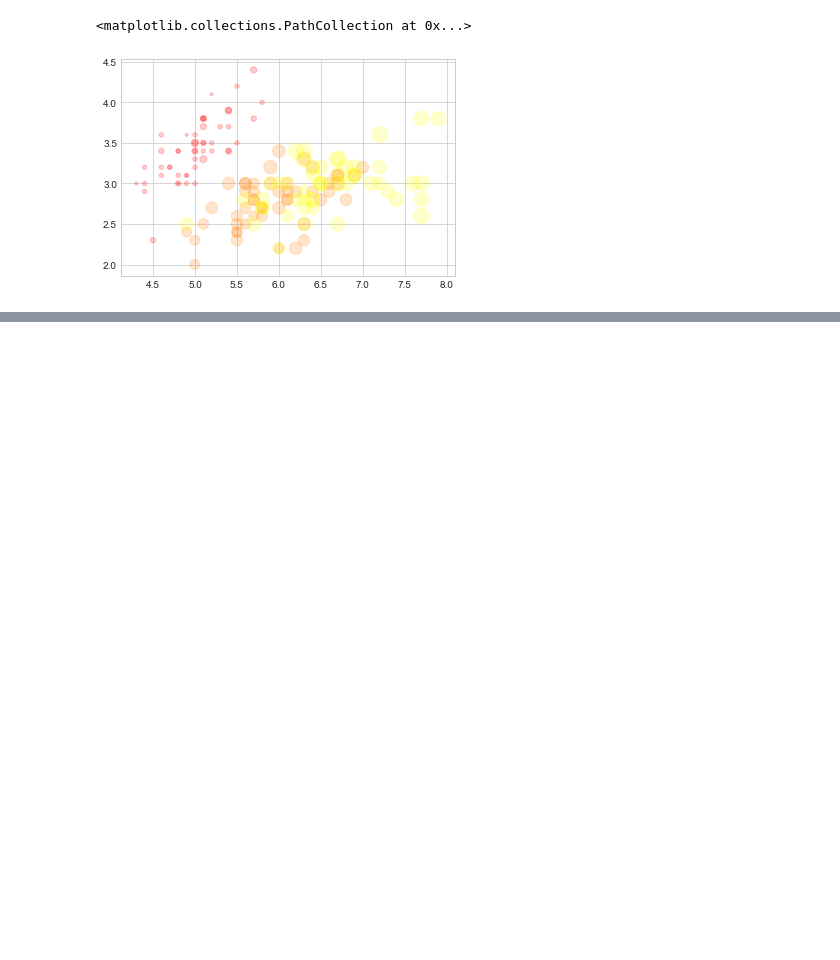
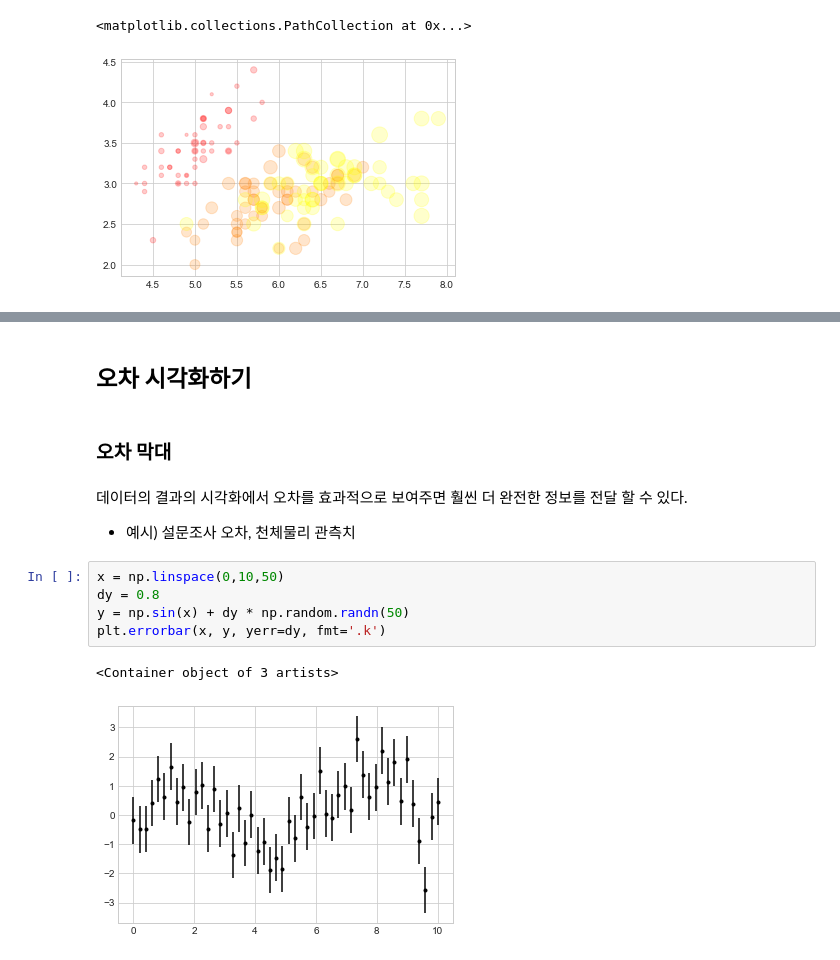
Before and after one commit to jrj8819/python-programming-class, a Jupyter notebook: READY_lesson5.ipynb, the cells around one changed output, grey strips where cells are left out. Saved outputs shown, nothing was run; the diff lists cells and outputs as text; blank space fills up the shorter version.

```diff
--- a/READY_lesson5.ipynb
+++ b/READY_lesson5.ipynb
@@ -334,0 +358,15 @@ plt.scatter(iris['SepalLength'], iris['SepalWidth'], alpha=0.2,
+# %% [markdown]
+## 오차 시각화하기
+# %% [markdown]
+### 오차 막대
+# %% [markdown]
+데이터의 결과의 시각화에서 오차를 효과적으로 보여주면 훨씬 더 완전한 정보를 전달 할 수 있다.
+- 예시) 설문조사 오차, 천체물리 관측치
+# %%
+x = np.linspace(0,10,50)
+dy = 0.8
+y = np.sin(x) + dy * np.random.randn(50)
+plt.errorbar(x, y, yerr=dy, fmt='.k')
+# %% [output]
+<Container object of 3 artists>
+[figure, added]
```
Also changed, not shown: parts of 78 cells of this notebook, 3 other files.
